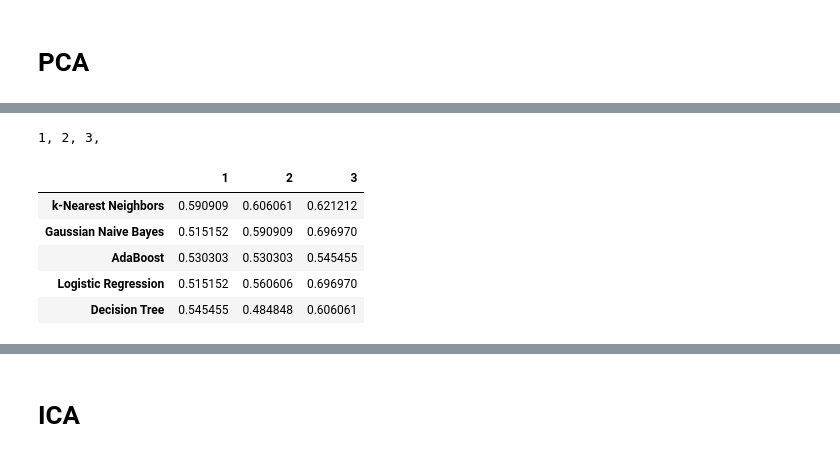
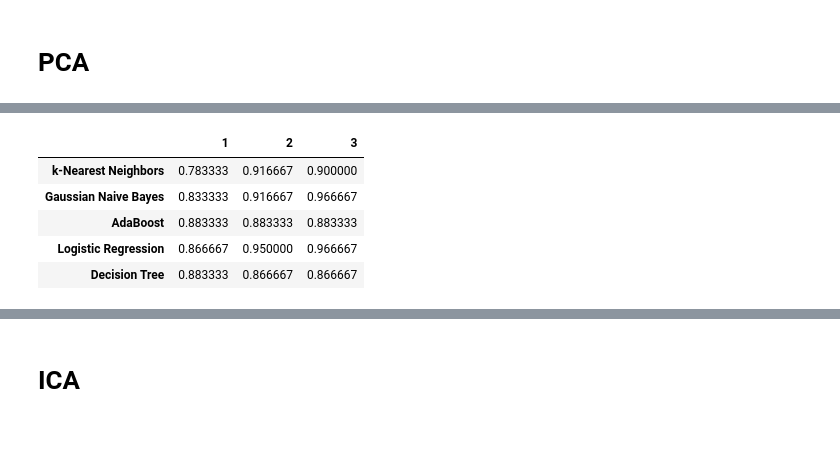
Before and after one commit to NoaAizer/ML_projects, a Jupyter notebook: Mall_Customers.ipynb, the cells around one changed output, grey strips where cells are left out. Drawn from its saved outputs; the diff is of its cells as text; code cells hidden in the pictures.

```diff
--- a/Mall_Customers.ipynb
+++ b/Mall_Customers.ipynb
@@ -482,6 +622,6 @@ f1_score(y_test, y_pred,average='weighted')
 # %%
 param_grid={'min_samples_split' : range(10,500,20),'max_depth': range(1,20,2)}
 grid = GridSearchCV(DecisionTreeClassifier(), param_grid, cv=10, scoring='accuracy', return_train_score=False)
-grid.fit(X,y)
+grid.fit(X_train,y_train)
 print(grid.best_params_)
 # %% [output]
@@ -539,10 +713,2 @@ f1_score(y_test, y_pred,average='weighted')
 # %% [markdown]
 # PCA
-# %%
-pca = PCA(n_components=2)
-pca.fit(original_df)
-pc12 = pca.transform(original_df)
-df_pca = pd.DataFrame(
-    pc12,
-    columns=['PC1','PC2'])
-df_pca.head()
@@ -568,33 +715,33 @@ Text(0, 0.5, 'Second Principal Component - PC2')
 # %%
-models = ["k-Nearest Neighbors","Gaussian Naive Bayes","AdaBoost","Logistic Regression","Decision Tree"]
-algorithms = [knn, gnb, adab, logreg, dt]
-estimotors = {  "k-Nearest Neighbors" : knn,
-                "Gaussian Naive Bayes" : gnb,
-               "AdaBoost" : adab,
-               "Logistic Regression" : logreg,
-                 "Decision Tree" : dt
-              }
+algoritms= ["k-Nearest Neighbors","Gaussian Naive Bayes","AdaBoost","Logistic Regression","Decision Tree"]
+models= [knn, gnb, adab, logreg, dt]
 # %%
-all_components = pd.DataFrame(index=models)
+accuracies = pd.DataFrame(index=algoritms)
 for n in np.arange(1,4,1):
-    score=[]
-    sys.stdout.write(str(n)+', ')
-    pca = PCA(n_components=n,random_state=42)
-    pca_train = pca.fit_transform(X_train)
-    pca_test = pca.transform(X_test)
-    for model in algorithms:
-        model.fit(pca_train,y_train)
-        pred_test = model.predict(pca_test)
-        score.append(metrics.accuracy_score(pred_test, y_test))
-    score = pd.DataFrame(score, index=models)
-    score.columns=[n]
-    all_components = pd.concat([all_components,score],axis=1, join='inner')
-all_components
+    col=np.arange(1,n+1,1)
+    pca = PCA(n_components=n)
+    pca.fit(original_df)
+    pc123 = pca.transform(original_df)
+    df_pca = pd.DataFrame(
+    pc123,
+    columns=col)
+    X = df_pca
+    y = original_df['Target']
+    X_train, X_test, y_train, y_test = train_test_split(
+    X, y, test_size=0.30, random_state=42)
+    result=[]
+    for model in models:
+        model.fit(X_train,y_train)
+        y_pred = model.predict(X_test)
+        result.append(metrics.accuracy_score(y_test, y_pred))
+    result = pd.DataFrame(result, index=algoritms)
+    result.columns=[n]
+    accuracies = pd.concat([accuracies,result],axis=1)
+accuracies
 # %% [output]
-1, 2, 3,
 |  | 1 | 2 | 3 |
-| k-Nearest Neighbors | 0.590909 | 0.606061 | 0.621212 |
-| Gaussian Naive Bayes | 0.515152 | 0.590909 | 0.696970 |
-| AdaBoost | 0.530303 | 0.530303 | 0.545455 |
-| Logistic Regression | 0.515152 | 0.560606 | 0.696970 |
-| Decision Tree | 0.545455 | 0.484848 | 0.606061 |
+| k-Nearest Neighbors | 0.783333 | 0.916667 | 0.900000 |
+| Gaussian Naive Bayes | 0.833333 | 0.916667 | 0.966667 |
+| AdaBoost | 0.883333 | 0.883333 | 0.883333 |
+| Logistic Regression | 0.866667 | 0.950000 | 0.966667 |
+| Decision Tree | 0.883333 | 0.866667 | 0.866667 |
```
Also changed, not shown: parts of 66 cells of this notebook.
